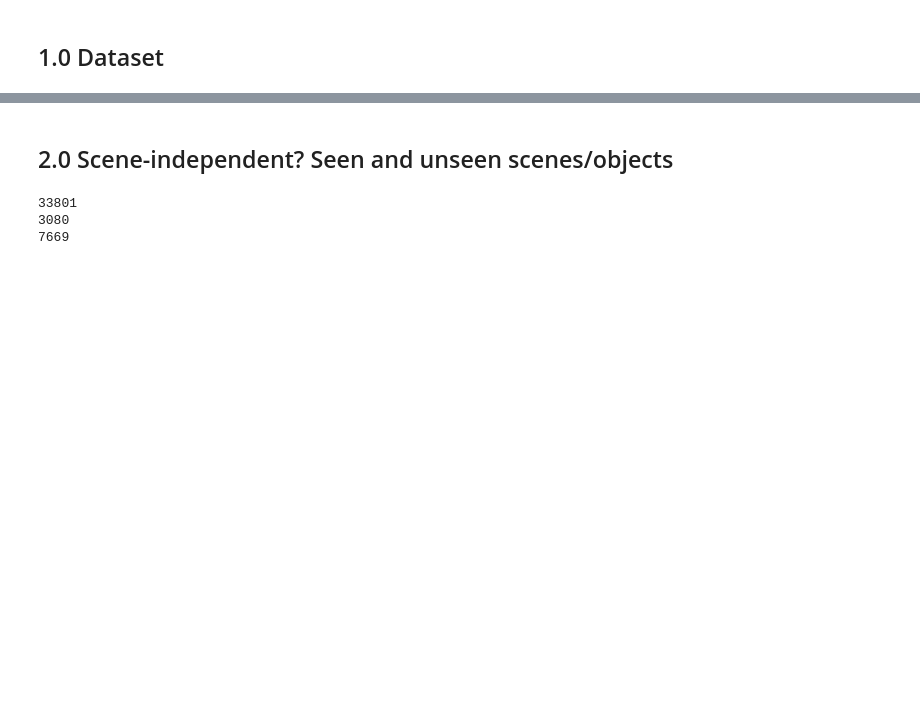
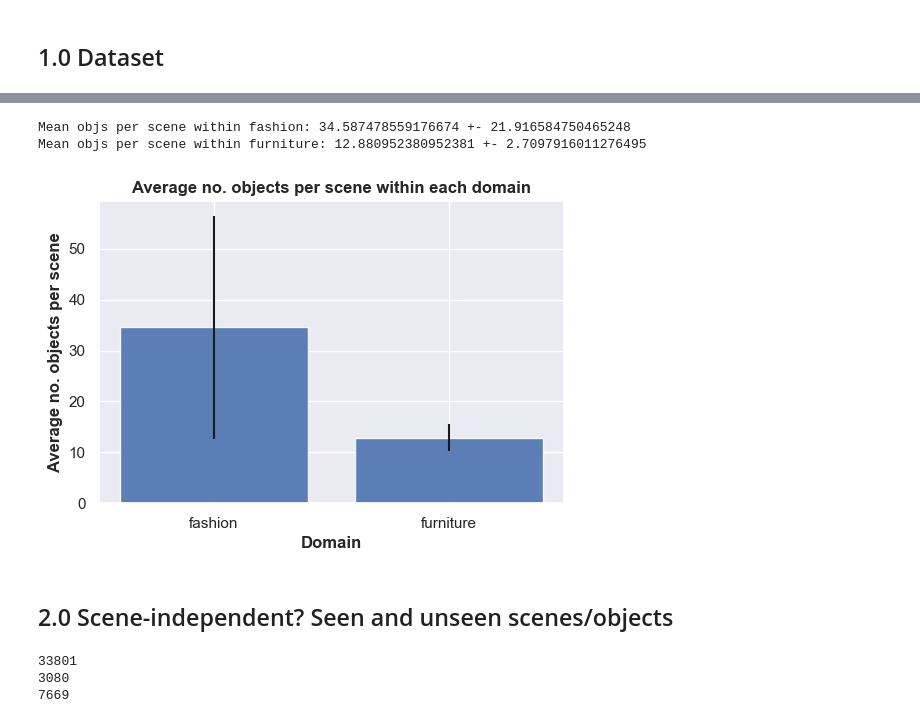
Before and after one commit to AlejandroSantorum/simmc2-Multimodal_Coreference_Resolution, a Jupyter notebook: models/uniter_based/study_uniter.ipynb, the cells around one changed output, grey strips where cells are left out. Saved outputs shown, nothing was run; the diff lists cells and outputs as text; code cells hidden in the pictures; blank space fills up the shorter version.

```diff
--- a/models/uniter_based/study_uniter.ipynb
+++ b/models/uniter_based/study_uniter.ipynb
@@ -36,4 +14,0 @@ print(data[6]['dial_idx'], data[7]['dial_idx'], data[8]['dial_idx'])
-# %%
-for i in range(0, 7):
-    if data[i]['candidate_ids'].sort() != data[i+1]['candidate_ids'].sort():
-        print("Different!")
@@ -95,3 +48,49 @@ Different mentions!
+# %%
+import os
+import numpy as np
+
+fash_n_objs_list = []
+furn_n_objs_list = []
+for file in os.listdir("./data/jsons"):
+    if file.endswith("bbox.json"):
+        file_path = os.path.join("./data/jsons", file)
+        with open(file_path, 'r') as f:
+            data = json.load(f)
+
+        if file.startswith("wayfair"): # furniture domain
+            furn_n_objs_list.append(len(data['Items']))
+        else: # fashion domain
+            fash_n_objs_list.append(len(data['Items']))
+
+print("Mean objs per scene within fashion:", np.mean(fash_n_objs_list), '+-', np.std(fash_n_objs_list))
+print("Mean objs per scene within furniture:", np.mean(furn_n_objs_list), '+-', np.std(furn_n_objs_list))
+# %% [output]
+Mean objs per scene within fashion: 34.587478559176674 +- 21.916584750465248
+Mean objs per scene within furniture: 12.880952380952381 +- 2.7097916011276495
+# %%
+import numpy as np
+import matplotlib.pyplot as plt
+import matplotlib as mpl
+mpl.rcParams['figure.dpi'] = 100 # iamge resolution
+import seaborn as sns
+sns.set_theme()
+
+means = [np.mean(fash_n_objs_list), np.mean(furn_n_objs_list)]
+stds = [np.std(fash_n_objs_list), np.std(furn_n_objs_list)]
+names = ['fashion', 'furniture']
+x_pos = np.arange(len(names))
+
+fig, ax = plt.subplots()
+ax.bar(x_pos, means, yerr=stds, alpha=0.9)
+ax.set_xticks(x_pos)
+ax.set_xticklabels(names)
+ax.set_ylabel('Average no. objects per scene', weight='bold')
+ax.set_xlabel('Domain', weight='bold')
+ax.set_title('Average no. objects per scene within each domain', weight='bold')
+
+plt.show()
+# %% [output]
+[figure, added]
 # %% [markdown]
 ## 2.0 Scene-independent? Seen and unseen scenes/objects
 # %%
```
Also changed, not shown: parts of 14 cells of this notebook, 2 other files.
